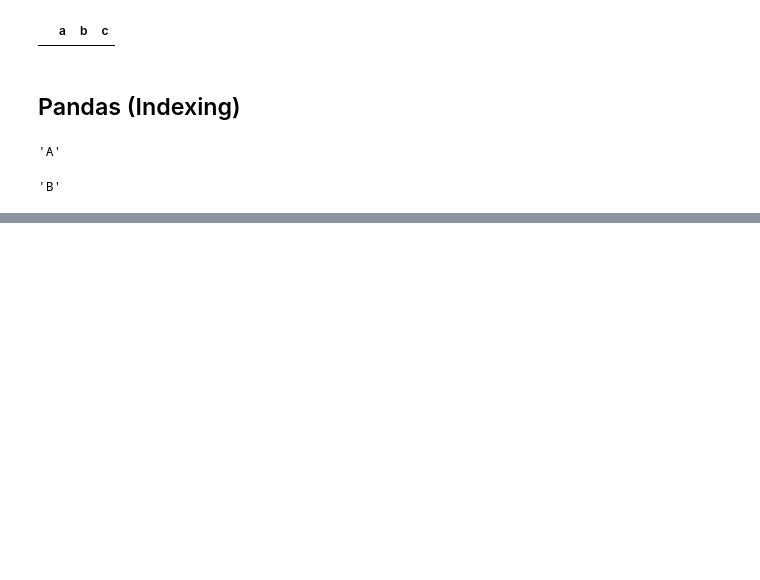
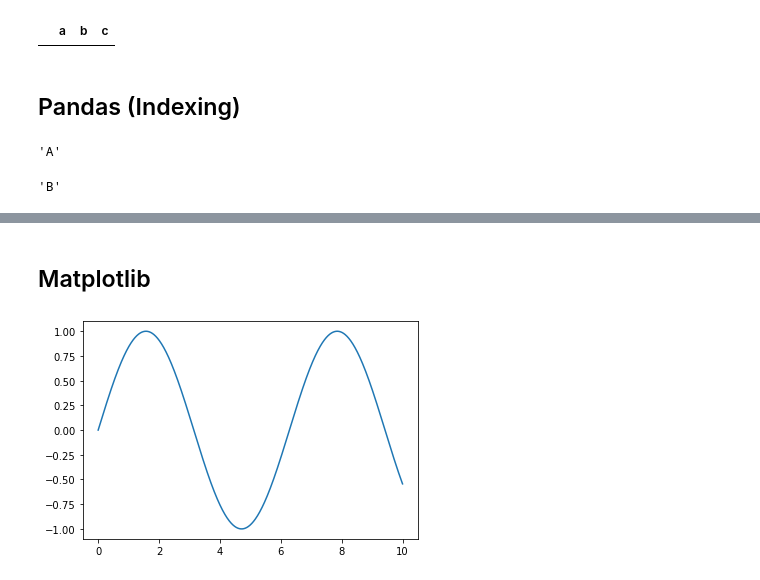
Before and after one commit to josem279/python_practice, a Jupyter notebook: Mastering_Python_Tutorial/MasteringPython_Part2.ipynb, the cells around one changed output, grey strips where cells are left out. Drawn from its saved outputs; the diff is of its cells as text; code cells hidden in the pictures; blank space fills up the shorter version.

```diff
--- a/Mastering_Python_Tutorial/MasteringPython_Part2.ipynb
+++ b/Mastering_Python_Tutorial/MasteringPython_Part2.ipynb
@@ -617,0 +767,2 @@ data.iloc[1]
+# %% [markdown]
+## Matplotlib
@@ -617,0 +772,7 @@ data.iloc[1]
+# %%
+# Creating a line plot based on a
+x = np.linspace(0,10,1000)
+plt.plot(x, np.sin(x))
+plt.show()
+# %% [output]
+[figure, added]
```
Also changed, not shown: parts of 35 cells of this notebook, 1 other file.
